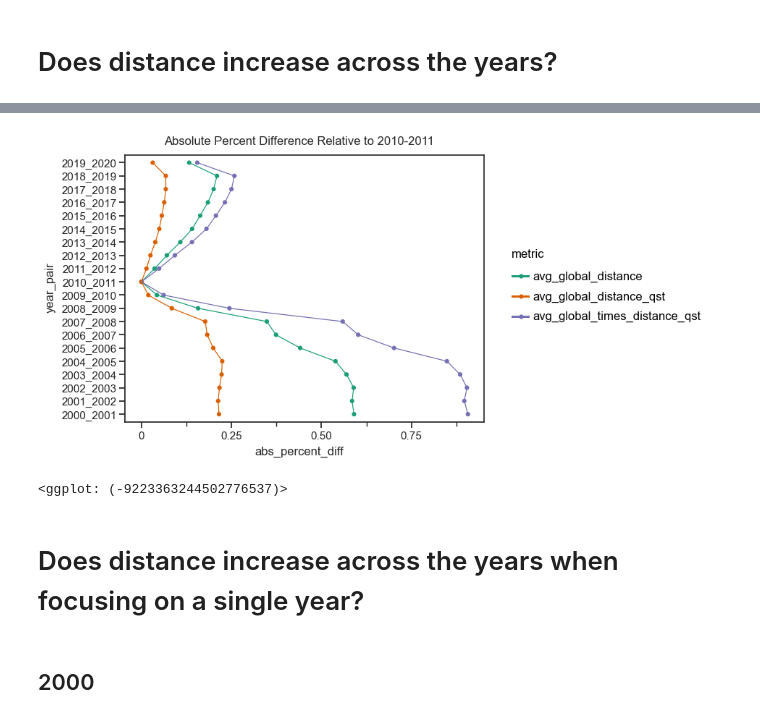
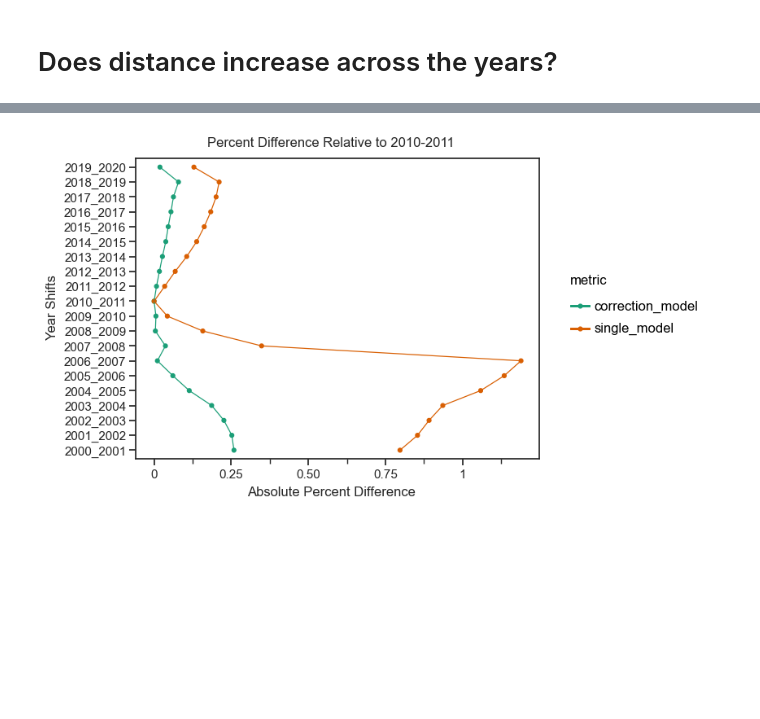
Before and after one commit to greenelab/biovectors, a Jupyter notebook: multi_model_experiment/05_global_token_validation_experiment.ipynb, the cells around one changed output, grey strips where cells are left out. Cells and saved outputs as stored; diff of their text form; code cells hidden in the pictures; blank space fills up the shorter version.

Commit message:
updated analysis for correction motivation

```diff
--- a/multi_model_experiment/05_global_token_validation_experiment.ipynb
+++ b/multi_model_experiment/05_global_token_validation_experiment.ipynb
@@ -65,0 +64,2 @@ full_token_set_df.head()
+# %%
+all_inter_year_models = list(Path("output/inter_models").rglob("*tsv"))
@@ -190,3 +203,18 @@ middle_map = dict(
     >> ply.query("year_pair=='2010_2011'")
     >> ply.pull(["metric", "distance_value"])
 )
+# %%
+pct_diff_df = (
+    global_qst_comparison
+    >> ply.arrange("year_pair")
+    >> ply.define(
+        pct_diff=ply.expressions.case_when(
+            {
+                'metric=="avg_global_distance_qst"': f'distance_value/{middle_map["avg_global_distance_qst"]} - 1',
+                'metric=="avg_global_distance"': f'distance_value/{middle_map["avg_global_distance"]} - 1',
+                'metric=="avg_ratio_metric"': f'distance_value/{middle_map["avg_ratio_metric"]} - 1',
+            }
+        )
+    )
+)
+pct_diff_df
@@ -221,33 +259,29 @@ middle_map = dict(
 # %%
-(
-    global_qst_comparison
-    >> ply.arrange("year_pair")
-    >> ply.define(
-        percent_diff=ply.expressions.case_when(
-            {
-                'metric=="avg_global_distance_qst"': f'distance_value/{middle_map["avg_global_distance_qst"]} - 1',
-                'metric=="avg_global_distance"': f'distance_value/{middle_map["avg_global_distance"]} - 1',
-                'metric=="avg_global_times_distance_qst"': f'distance_value/{middle_map["avg_global_times_distance_qst"]} - 1',
-            }
+g = (
+    p9.ggplot(
+        pct_diff_df
+        >> ply.select("-distance_value")
+        >> ply.call(
+            ".append", percent_diff_one_year >> ply.define(metric='"single_model"')
         )
+        >> ply.query("metric=='single_model' or metric=='avg_ratio_metric'")
+        >> ply.define(
+            metric=ply.expressions.case_when(
+                {'metric=="avg_ratio_metric"': '"correction_model"', True: "metric"}
+            )
+        ),
+        p9.aes(x="year_pair", y="abs(pct_diff)", group="metric", color="metric"),
     )
-    >> ply.define(abs_percent_diff="abs(percent_diff)")
-    >> (
-        p9.ggplot(
-            p9.aes(x="year_pair", y="abs_percent_diff", group="metric", color="metric")
-        )
-        + p9.geom_point()
-        + p9.geom_line()
-        + p9.coord_flip()
-        + p9.theme_seaborn(style="white")
-        + p9.labs(title="Absolute Percent Difference Relative to 2010-2011")
-        + p9.scale_color_brewer("qual", palette=2)
-    )
+    + p9.geom_point()
+    + p9.geom_line()
+    + p9.coord_flip()
+    + p9.theme_seaborn(style="white")
+    + p9.labs(title="Percent Difference Relative to 2010-2011")
+    + p9.scale_color_brewer("qual", palette=2)
+    + p9.labs(x="Year Shifts", y="Absolute Percent Difference")
 )
+g.save("output/figures/early_year_correction_comparison.svg")
+g.save("output/figures/early_year_correction_comparison.png", dpi=500)
+print(g)
 # %% [output]
-[figure, old version]
+[figure, new version]
-<ggplot: (-9223363244502776537)>
-# %% [markdown]
-# Does distance increase across the years when focusing on a single year?
-# %% [markdown]
-## 2000
```
Also changed, not shown: parts of 34 cells of this notebook, 3 other files.
